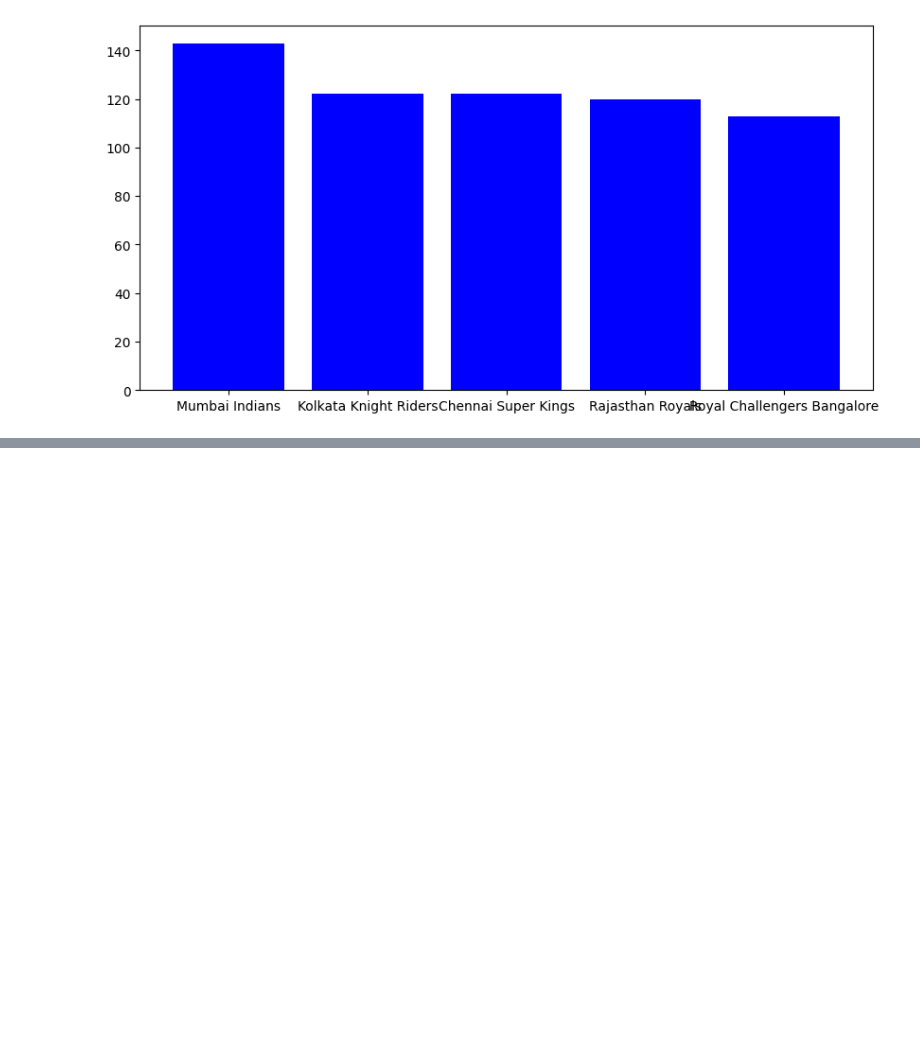
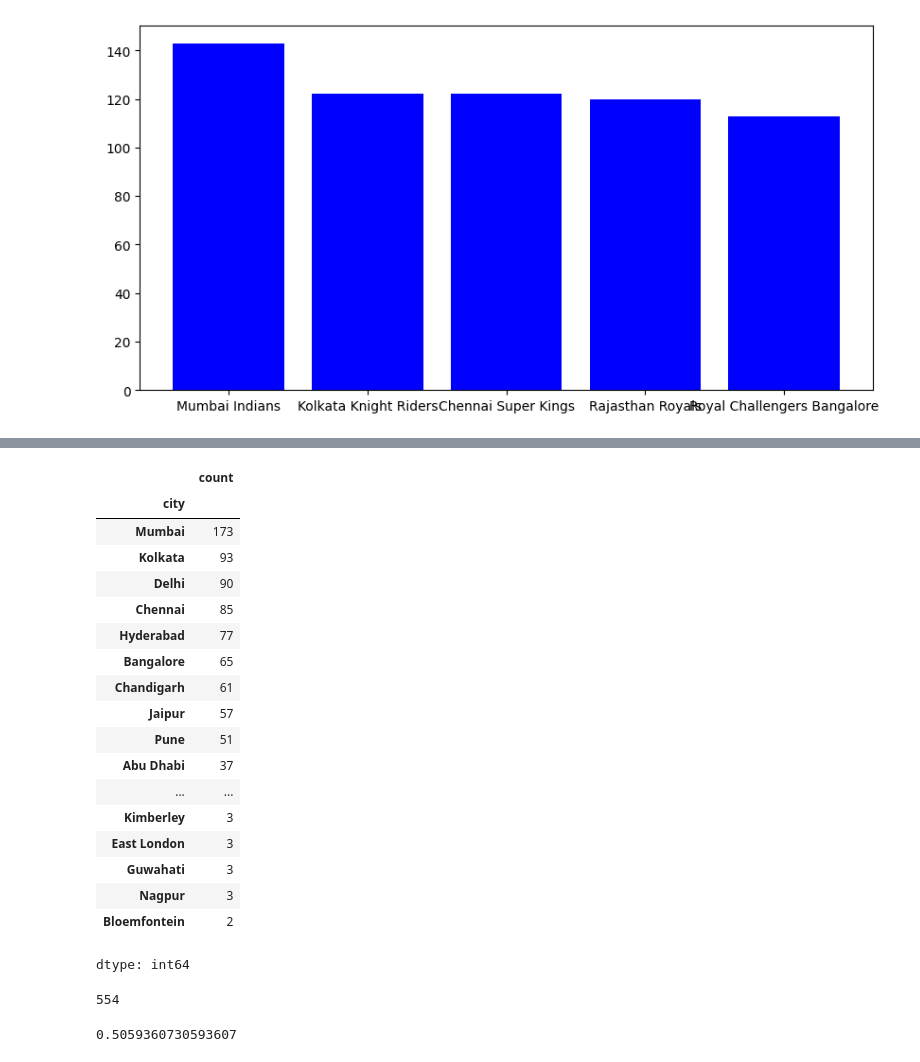
Before and after one commit to rhr007/Data-Science-Projects, a Jupyter notebook: IPL_Project.ipynb, the cells around one changed output, grey strips where cells are left out. Saved outputs shown, nothing was run; the diff lists cells and outputs as text; code cells hidden in the pictures; blank space fills up the shorter version.

```diff
--- a/IPL_Project.ipynb
+++ b/IPL_Project.ipynb
@@ -85,0 +109,33 @@ plt.show()
+# %%
+data_set['city'].value_counts()
+# %% [output]
+|  | count |
+| city |  |
+| Mumbai | 173 |
+| Kolkata | 93 |
+| Delhi | 90 |
+| Chennai | 85 |
+| Hyderabad | 77 |
+| Bangalore | 65 |
+| Chandigarh | 61 |
+| Jaipur | 57 |
+| Pune | 51 |
+| Abu Dhabi | 37 |
+| ... | ... |
+| Kimberley | 3 |
+| East London | 3 |
+| Guwahati | 3 |
+| Nagpur | 3 |
+| Bloemfontein | 2 |
+dtype: int64
+# %%
+import numpy as np
+
+sum = np.sum(data_set['toss_winner'] == data_set['winner'])
+print(sum)
+# %% [output]
+554
+# %%
+print(554/data_set.shape[0])
+# %% [output]
+0.5059360730593607
```
Also changed, not shown: parts of 1 cell of this notebook.
